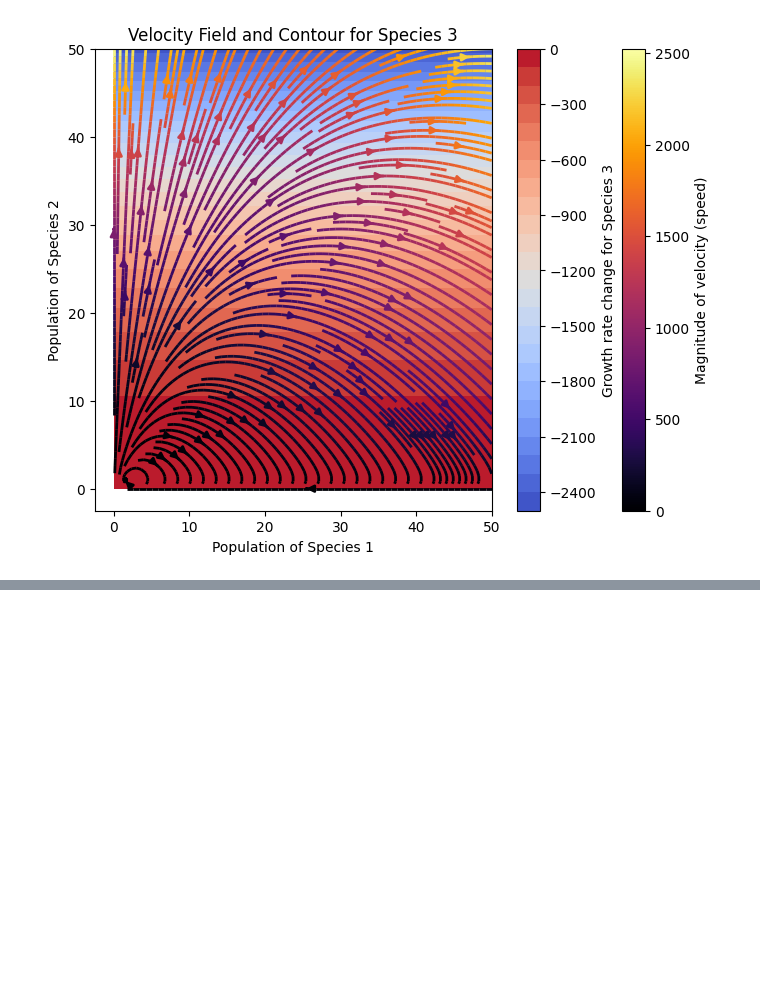
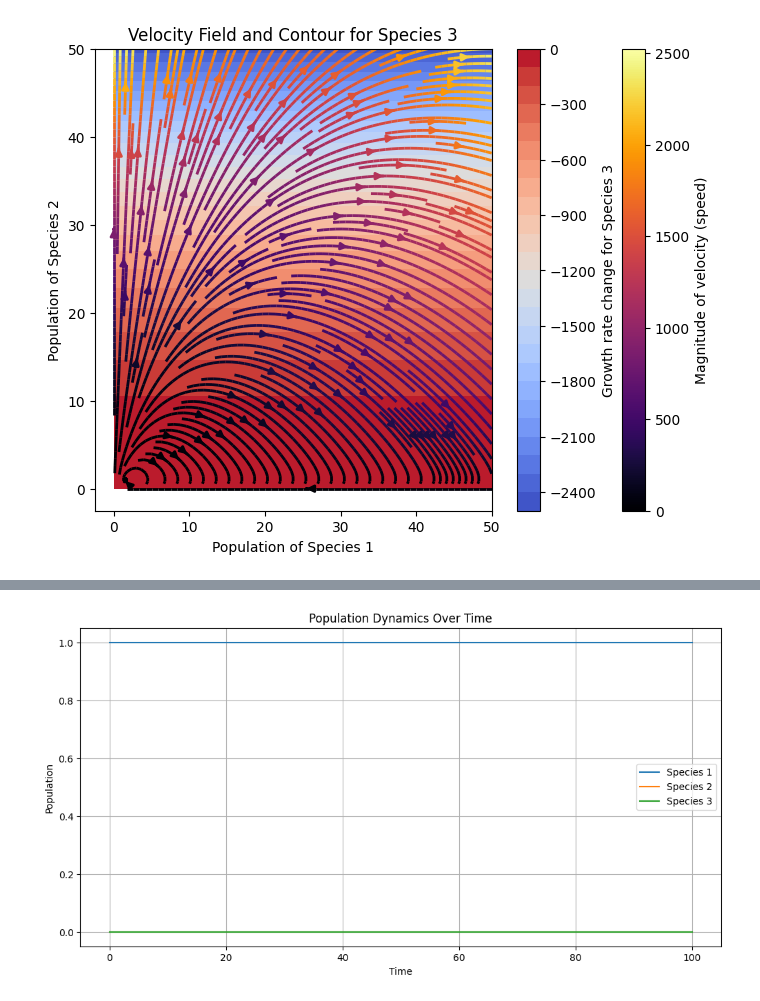
Before and after one commit to HumanRupert/stochastic_processes_project, a Jupyter notebook: main.ipynb, the cells around one changed output, grey strips where cells are left out. Saved outputs shown, nothing was run; the diff lists cells and outputs as text; code cells hidden in the pictures; blank space fills up the shorter version.

```diff
--- a/main.ipynb
+++ b/main.ipynb
@@ -36,8 +36,8 @@ A phase plot illustrates the behavior of the solution trajectories in the phase
 
 The **phase space** is a space where each axis represents a different variable of the ODE. In the phase plot, the **solution trajectories** are curves or paths traced out by the variables over time.
 # %%
-def plot_population_phase(interaction_matrix, initial_populations, growth_rates, t_span, t_eval=None):
-    num_species = interaction_matrix.shape$$0]
+def plot_population_phase(interaction_matrix, initial_populations, growth_rates, t_span, t_eval=None, only_pop=False):
+    num_species = interaction_matrix.shape[0]
 
     def dXdt(t, X):
         return growth_rates * X + X * (np.dot(interaction_matrix, X))
@@ -46,7 +46,7 @@ def plot_population_phase(interaction_matrix, initial_populations, growth_rates,
      # Plotting population dynamics
     plt.figure(figsize=(12, 6))
     for i in range(num_species):
-        plt.plot(sol.t, sol.y$$i], label=f'Species {i+1}')
+        plt.plot(sol.t, sol.y[i], label=f'Species {i+1}')
     plt.title('Population Dynamics Over Time')
     plt.xlabel('Time')
     plt.ylabel('Population')
@@ -54,12 +54,15 @@ def plot_population_phase(interaction_matrix, initial_populations, growth_rates,
     plt.grid(True)
     plt.show()
 
+    if only_pop:
+        return
+
     # Plotting phase plots for each pair of species
     for i in range(num_species):
         for j in range(i + 1, num_species):
             plt.figure()
-            plt.plot(sol.y$$i], sol.y$$j], label=f'Species {i+1} vs Species {j+1}')
-            plt.scatter(initial_populations$$i$$, initial_populations$$j], color='red', zorder=5)  # Initial condition marker
+            plt.plot(sol.y[i], sol.y[j], label=f'Species {i+1} vs Species {j+1}')
+            plt.scatter(initial_populations[i], initial_populations[j], color='red', zorder=5)  # Initial condition marker
             plt.title(f'Phase Plot: Species {i+1} vs Species {j+1}')
             plt.xlabel(f'Species {i+1} Population')
             plt.ylabel(f'Species {j+1} Population')
@@ -285,0 +303,14 @@ run_lv_full_analysis(interaction_matrix, initial_populations, growth_rates, t_sp
+# %%
+interaction_matrix = np.array([[-1,  0, 0],
+                              [0, 0,  0],
+                              [0,   0, 0]])
+
+initial_populations = [1,0,0]
+growth_rates = [1, 0, 0]
+t_span = (0, 100)
+t_eval = np.linspace(0, 100, 100)
+population_range = (0, 50)
+
+plot_population_phase(interaction_matrix, initial_populations, growth_rates, t_span, only_pop=True)
+# %% [output]
+[figure, added]
```
Also changed, not shown: parts of 24 cells of this notebook.
